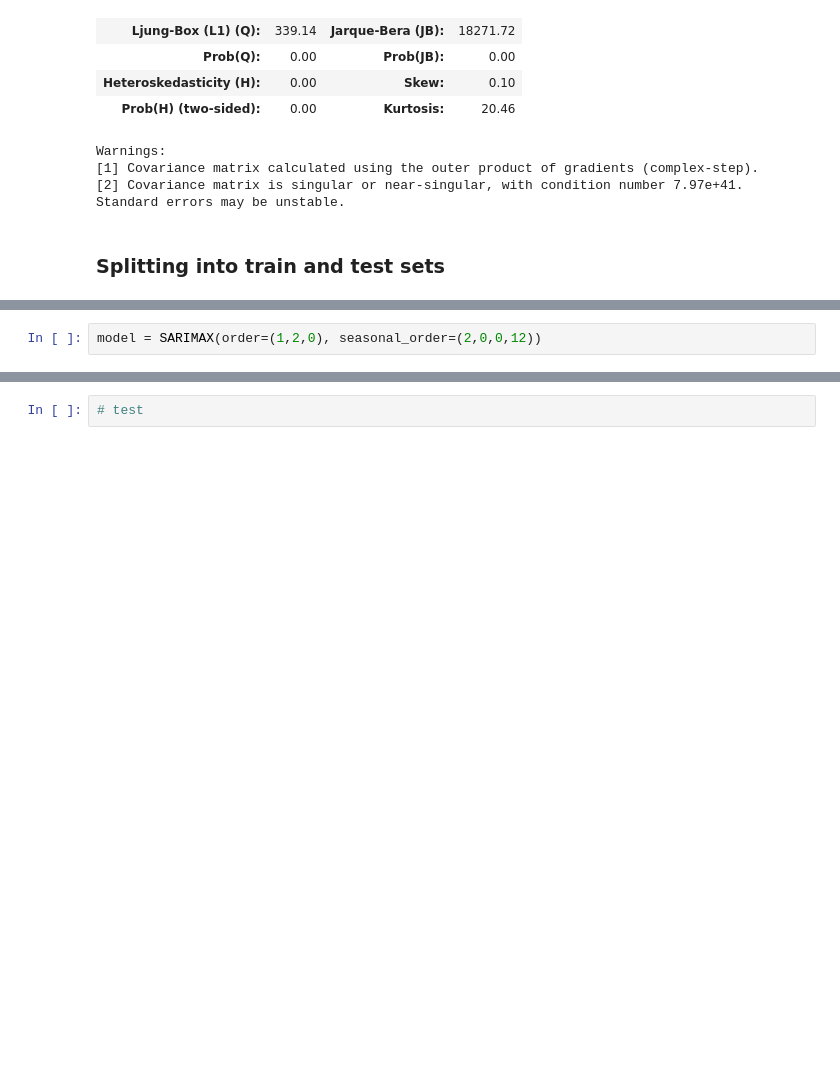
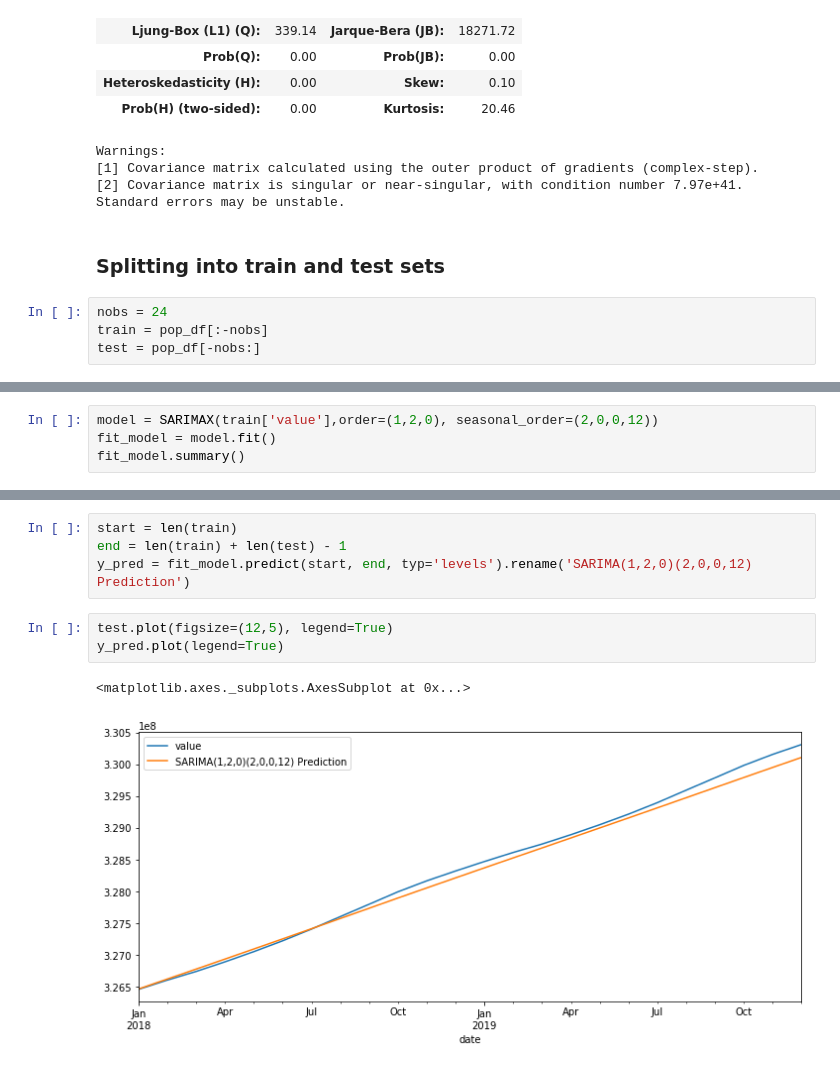
Before and after one commit to Lewis34cs/population_forecast, a Jupyter notebook: population_forecast.ipynb, the cells around one changed output, grey strips where cells are left out. Cells and saved outputs as stored; diff of their text form; blank space fills up the shorter version.

```diff
--- a/population_forecast.ipynb
+++ b/population_forecast.ipynb
@@ -185,3 +188,7 @@ Warnings:
 [2] Covariance matrix is singular or near-singular, with condition number 7.97e+41. Standard errors may be unstable.
 # %% [markdown]
 ### Splitting into train and test sets
+# %%
+nobs = 24
+train = pop_df[:-nobs]
+test = pop_df[-nobs:]
@@ -188,2 +197,4 @@ Warnings:
 # %%
-model = SARIMAX(order=(1,2,0), seasonal_order=(2,0,0,12))
+model = SARIMAX(train['value'],order=(1,2,0), seasonal_order=(2,0,0,12))
+fit_model = model.fit()
+fit_model.summary()
@@ -190,2 +222,10 @@ model = SARIMAX(order=(1,2,0), seasonal_order=(2,0,0,12))
-# %%
-# test
+# %%
+start = len(train)
+end = len(train) + len(test) - 1
+y_pred = fit_model.predict(start, end, typ='levels').rename('SARIMA(1,2,0)(2,0,0,12) Prediction')
+# %%
+test.plot(figsize=(12,5), legend=True)
+y_pred.plot(legend=True)
+# %% [output]
+<matplotlib.axes._subplots.AxesSubplot at 0x...>
+[figure, added]
```
Also changed, not shown: parts of 7 cells of this notebook.
